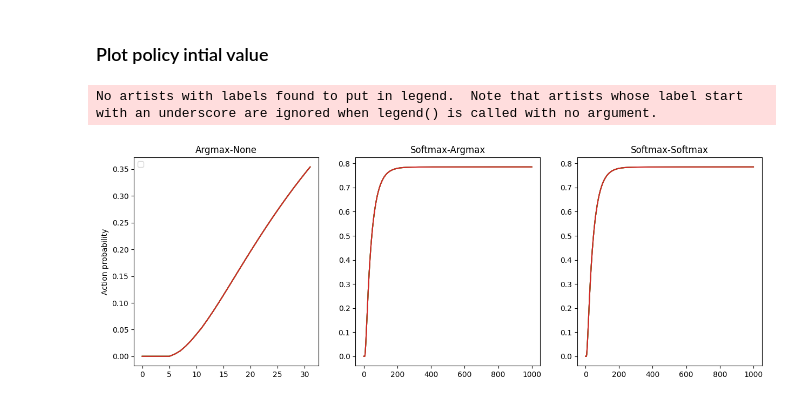
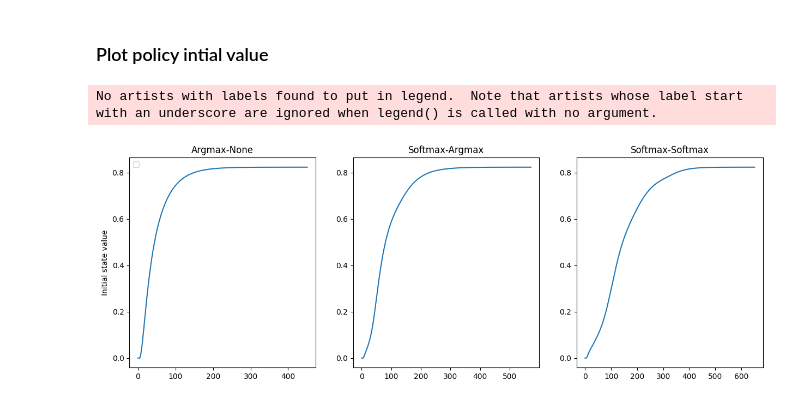
Before and after one commit to Jackkert/MDP-with-Value-Iteration-and-Policy-Iteration, a Jupyter notebook: MDP_with_PI_VI.ipynb, the cells around one changed output. Saved outputs shown, nothing was run; the diff lists cells and outputs as text; code cells hidden in the pictures.

Commit message:
updated policy iteration

```diff
--- a/MDP_with_PI_VI.ipynb
+++ b/MDP_with_PI_VI.ipynb
@@ -204,15 +248,17 @@ def value_iteration(env, discount_factor = 0.999, max_iteration = 1000):
 # %% [markdown]
 ## Test the Algorithim
 # %%
-environment = gym.make('FrozenLake-v1')
+environment = gym.make('FrozenLake-v1', is_slippery = False)#, render_mode = "human")
 tic = time.time()
-opt_V, opt_Policy = value_iteration(environment.env, max_iteration = 1000)
+opt_Q, opt_Policy = value_iteration(environment.env, max_iteration = 1000)
 toc = time.time()
 elapsed_time = (toc - tic) * 1000
 print (f"Time to converge: {elapsed_time: 0.3} ms")
 print('Optimal Value function: ')
-print(opt_V.reshape((4, 4)))
-print('Final Policy: ')
+print(opt_V.reshape((environment.observation_space.n, environment.action_space.n)))
 print(opt_Policy)
-print(' '.join([action_mapping[int(action)] for action in opt_Policy]))
+print("Most likely actions taken by policy: ")
+arrow_visualization_VI = np.array([action_mapping[(np.argmax(action))] for action in opt_Policy])
+arrow_visualization_VI = arrow_visualization_VI.reshape((4,4))
+print(arrow_visualization_VI)
 # %% [output]
@@ -240,7 +278,7 @@ Average rewards with value iteration: 1.0
 # %% [markdown]
 # Helper functions
 # %%
-def policy_eval(env, policy, Q, discount_factor):
+def policy_eval(env, policy, Q, discount_factor): # actually just one step in the evaluation
     """
     Helper function to evaluate a policy.
 
@@ -257,6 +295,6 @@ def policy_eval(env, policy, Q, discount_factor):
     for state in range(env.observation_space.n):
         for action, action_prob in enumerate(policy[state]): # evaluate policy value over all actions
             for probablity, next_state, reward, info in env.P[state][action]:
-                policy_value[state][action] += probablity * (reward + (discount_factor * np.max(Q[next_state])))
+                policy_value[state][action] += probablity * (reward + (discount_factor * policy[next_state] @ Q[next_state]))
 
     return policy_value
@@ -447,23 +427,25 @@ Average rewards with Policy iteration: 1.0
 # %%
 environment_comparison = gym.make('FrozenLake-v1') #, render_mode = "human")
 
+discount_fac = 0.9999999999
+
 tic = time.time()
 # options for improvement operator: "argmax", "policy-regularized_softmax" or "None"
-opt_Q_argmax_one, opt_policy_argmax_none, initial_policy_values_argmax_none = policy_iteration(environment_comparison.env, improvement_operator="argmax", value_improvement_operator = "None", discount_factor = 0.999, max_iteration = 1000)
+opt_Q_argmax_none, opt_policy_argmax_none, initial_policy_values_argmax_none = policy_iteration(environment_comparison.env, improvement_operator="argmax", value_improvement_operator = "None", discount_factor = discount_fac, max_iteration = 1000)
 toc = time.time()
 argmax_none_elapsed_time = (toc - tic) * 1000
 print(f"Time to converge argmax-none: {argmax_none_elapsed_time: 0.3} ms")
 
 tic = time.time()
 # options for improvement operator: "argmax", "policy-regularized_softmax" or "None"
-opt_Q_softmax_argmax, opt_policy_softmax_argmax, initial_policy_values_softmax_argmax = policy_iteration(environment_comparison.env, improvement_operator="policy-regularized_softmax", value_improvement_operator = "argmax", discount_factor = 0.999, max_iteration = 1000)
+opt_Q_softmax_argmax, opt_policy_softmax_argmax, initial_policy_values_softmax_argmax = policy_iteration(environment_comparison.env, improvement_operator="policy-regularized_softmax", value_improvement_operator = "argmax", discount_factor = discount_fac, max_iteration = 1000)
 toc = time.time()
 softmax_argmax_elapsed_time = (toc - tic) * 1000
 print(f"Time to converge softmax-argmax: {softmax_argmax_elapsed_time: 0.3} ms")
 
 tic = time.time()
 # options for improvement operator: "argmax", "policy-regularized_softmax" or "None"
-opt_Q_softmax_softmax, opt_policy_softmax_softmax, initial_policy_values_softmax_softmax = policy_iteration(environment_comparison.env, improvement_operator="policy-regularized_softmax", value_improvement_operator = "policy-regularized_softmax", discount_factor = 0.999, max_iteration = 1000)
+opt_Q_softmax_softmax, opt_policy_softmax_softmax, initial_policy_values_softmax_softmax = policy_iteration(environment_comparison.env, improvement_operator="policy-regularized_softmax", value_improvement_operator = "policy-regularized_softmax", discount_factor = discount_fac, max_iteration = 1000)
 toc = time.time()
 softmax_softmax_elapsed_time = (toc - tic) * 1000
 print(f"Time to converge softmax-softmax: {softmax_softmax_elapsed_time: 0.3} ms")
@@ -524,18 +508,17 @@ No artists with labels found to put in legend.  Note that artists whose label st
 ### Plot policy intial value
 # %%
 fig, ax = plt.subplots(1,3, figsize=(15, 5))
-for i in range(4):
-    ax[0].plot(np.array(initial_policy_values_argmax_none))
-    ax[1].plot(np.array(initial_policy_values_softmax_argmax))
-    ax[2].plot(np.array(initial_policy_values_softmax_softmax))
+ax[0].plot(np.array(initial_policy_values_argmax_none))
+ax[1].plot(np.array(initial_policy_values_softmax_argmax))
+ax[2].plot(np.array(initial_policy_values_softmax_softmax))
 
-ax[0].set_ylabel('Action probability')
+ax[0].set_ylabel('Initial state value')
 ax[0].set_title('Argmax-None')
 ax[1].set_title('Softmax-Argmax')
 ax[2].set_title('Softmax-Softmax')
 
 ax[0].legend()
 plt.show()
 # %% [output]
 No artists with labels found to put in legend.  Note that artists whose label start with an underscore are ignored when legend() is called with no argument.
-[figure, old version]
+[figure, new version]
```
Also changed, not shown: parts of 25 cells of this notebook.
